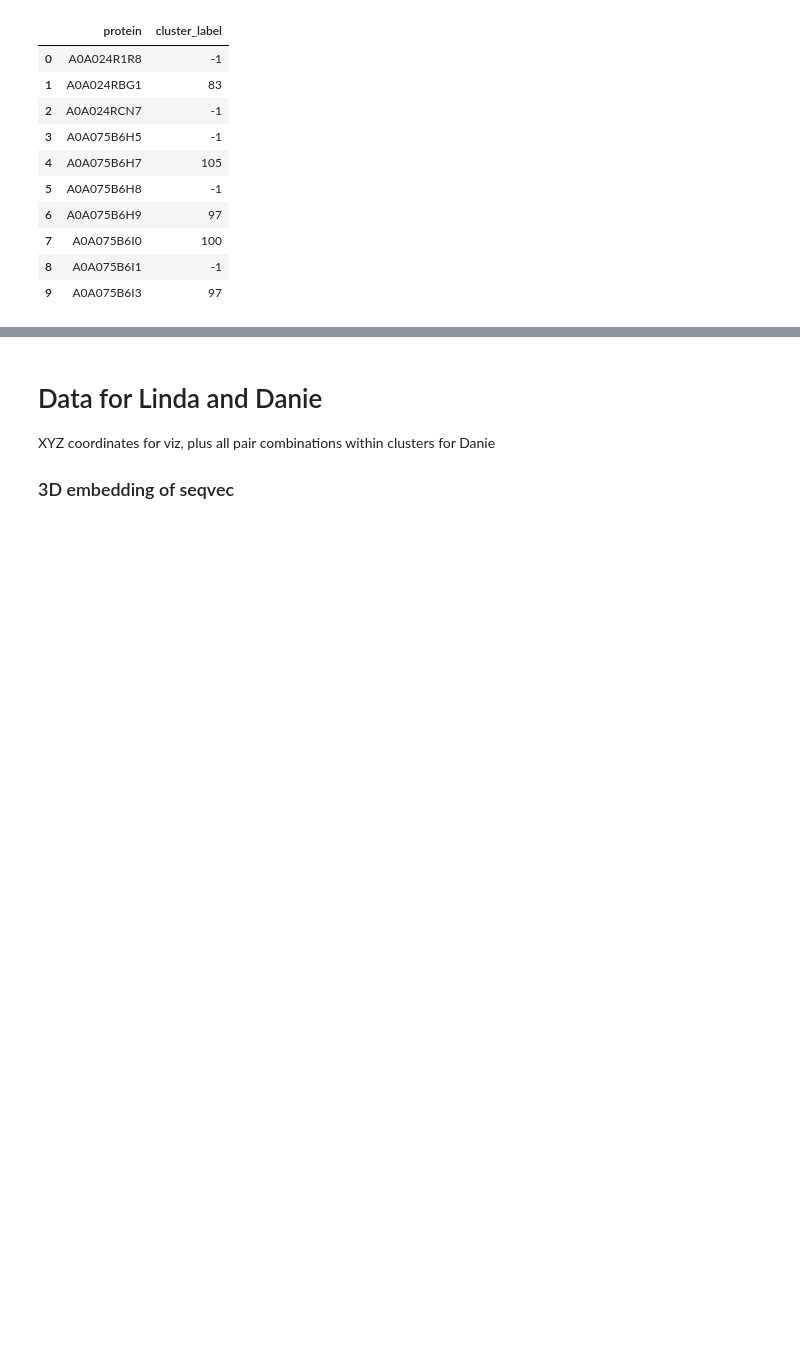
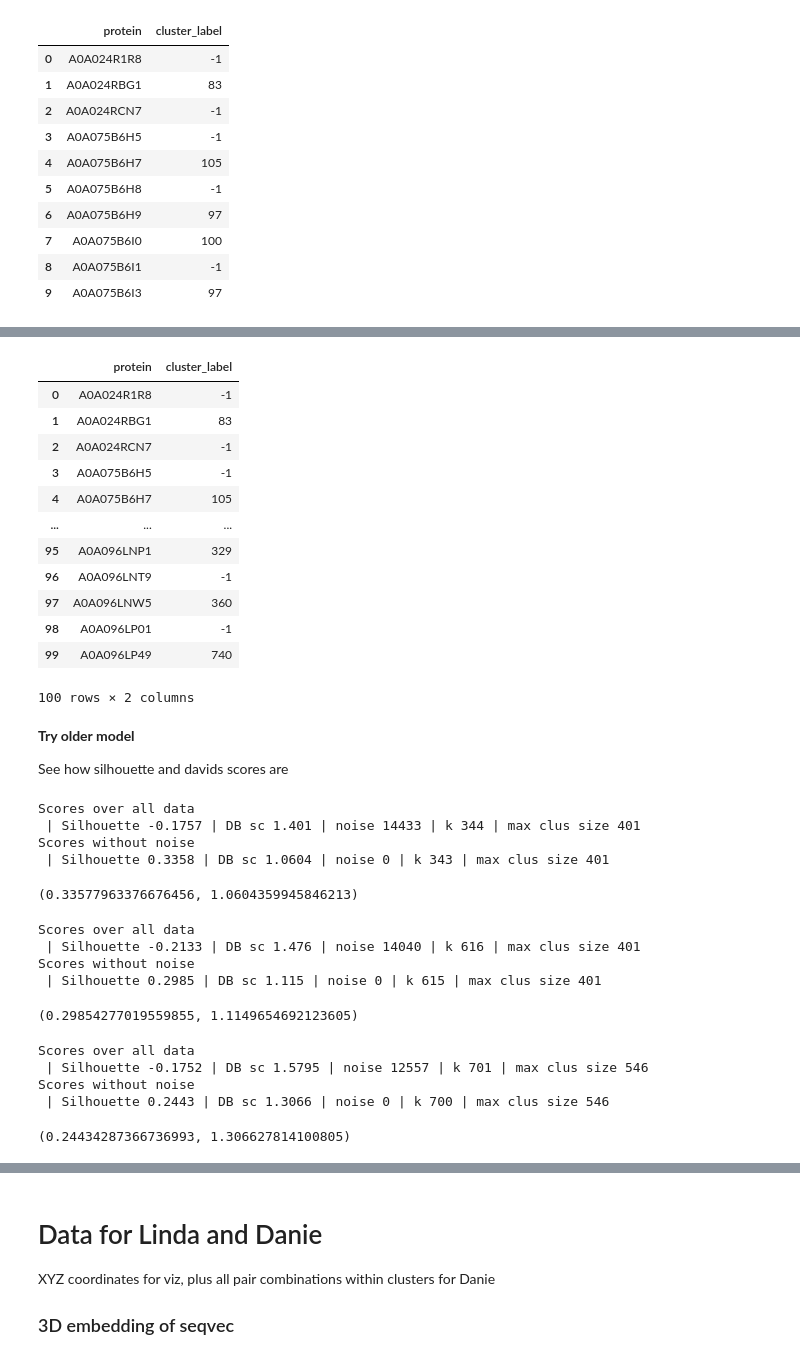
Before and after one commit to dptrsa-300/pss, a Jupyter notebook: Explore - Evaluate Cluster Outcome.ipynb, the cells around one changed output, grey strips where cells are left out. Drawn from its saved outputs; the diff is of its cells as text; code cells hidden in the pictures; blank space fills up the shorter version.

Commit message:
Clean gridsearch and final models

```diff
--- a/Evaluate Cluster Outcome.ipynb
+++ b/Explore - Evaluate Cluster Outcome.ipynb
@@ -107,0 +151,78 @@ clusters[0:10]
+# %%
+clusters[0:100]
+# %% [output]
+|  | protein | cluster_label |
+| 0 | A0A024R1R8 | -1 |
+| 1 | A0A024RBG1 | 83 |
+| 2 | A0A024RCN7 | -1 |
+| 3 | A0A075B6H5 | -1 |
+| 4 | A0A075B6H7 | 105 |
+| ... | ... | ... |
+| 95 | A0A096LNP1 | 329 |
+| 96 | A0A096LNT9 | -1 |
+| 97 | A0A096LNW5 | 360 |
+| 98 | A0A096LP01 | -1 |
+| 99 | A0A096LP49 | 740 |
+100 rows × 2 columns
+# %% [markdown]
+**Try older model**
+
+See how silhouette and davids scores are
+# %%
+clusterer2 = hdbscan.HDBSCAN(algorithm='generic', alpha=1.0, approx_min_span_tree=True,
+    gen_min_span_tree=False, leaf_size=40,
+    metric='cosine', min_cluster_size=5, min_samples=5, p=None)
+clusterer2.fit(seqvec_np)
+clusterer2.labels_.max()
+
+print("Scores over all data")
+ev.silhouette_n_davies(seqvec_np, clusterer2.labels_)
+print("Scores without noise")
+ev.silhouette_n_davies(seqvec_np[clusterer2.labels_!=-1],
+                       clusterer2.labels_[clusterer2.labels_!=-1])
+# %% [output]
+Scores over all data
+ | Silhouette -0.1757 | DB sc 1.401 | noise 14433 | k 344 | max clus size 401
+Scores without noise
+ | Silhouette 0.3358 | DB sc 1.0604 | noise 0 | k 343 | max clus size 401
+(0.33577963376676456, 1.0604359945846213)
+# %%
+# min_cluster_size =2
+
+clusterer2 = hdbscan.HDBSCAN(algorithm='generic', alpha=1.0, approx_min_span_tree=True,
+    gen_min_span_tree=False, leaf_size=40,
+    metric='cosine', min_cluster_size=2, min_samples=5, p=None)
+clusterer2.fit(seqvec_np)
+clusterer2.labels_.max()
+
+print("Scores over all data")
+ev.silhouette_n_davies(seqvec_np, clusterer2.labels_)
+print("Scores without noise")
+ev.silhouette_n_davies(seqvec_np[clusterer2.labels_!=-1],
+                       clusterer2.labels_[clusterer2.labels_!=-1])
+# %% [output]
+Scores over all data
+ | Silhouette -0.2133 | DB sc 1.476 | noise 14040 | k 616 | max clus size 401
+Scores without noise
+ | Silhouette 0.2985 | DB sc 1.115 | noise 0 | k 615 | max clus size 401
+(0.29854277019559855, 1.1149654692123605)
+# %%
+# min samples = 1, leaf size = 60
+
+clusterer2 = hdbscan.HDBSCAN(algorithm='generic', alpha=1.0, approx_min_span_tree=True,
+    gen_min_span_tree=False, leaf_size=60,
+    metric='manhattan', min_cluster_size=5, min_samples=1, p=None)
+clusterer2.fit(seqvec_np)
+clusterer2.labels_.max()
+
+print("Scores over all data")
+ev.silhouette_n_davies(seqvec_np, clusterer2.labels_)
+print("Scores without noise")
+ev.silhouette_n_davies(seqvec_np[clusterer2.labels_!=-1],
+                       clusterer2.labels_[clusterer2.labels_!=-1])
+# %% [output]
+Scores over all data
+ | Silhouette -0.1752 | DB sc 1.5795 | noise 12557 | k 701 | max clus size 546
+Scores without noise
+ | Silhouette 0.2443 | DB sc 1.3066 | noise 0 | k 700 | max clus size 546
+(0.24434287366736993, 1.306627814100805)
```
Also changed, not shown: parts of 17 cells of this notebook, 3 other files.
